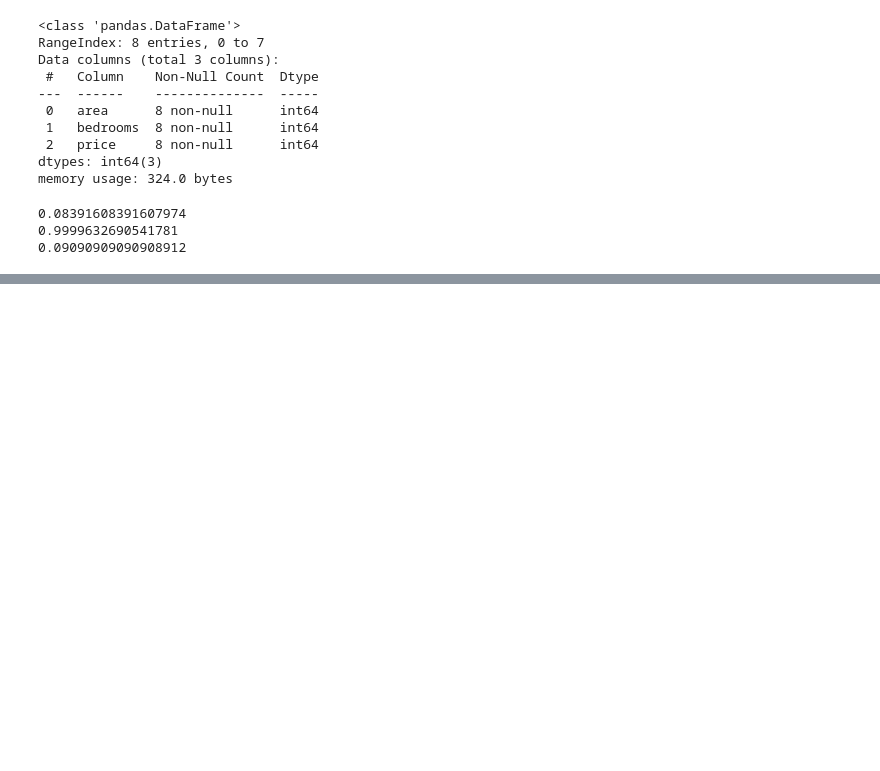
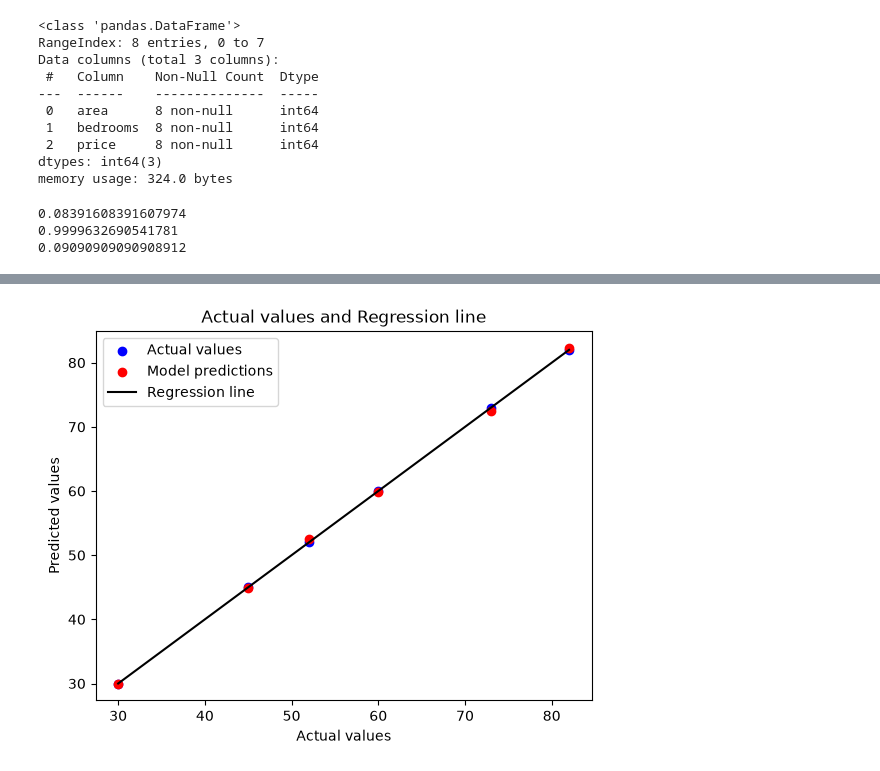
Before and after one commit to Abijith-RA/Recap_ML, a Jupyter notebook: paper_three/Module11/Practice/review.ipynb, the cells around one changed output, grey strips where cells are left out. Cells and saved outputs as stored; diff of their text form; code cells hidden in the pictures; blank space fills up the shorter version.

```diff
--- a/paper_three/Module11/Practice/review.ipynb
+++ b/paper_three/Module11/Practice/review.ipynb
@@ -55,0 +112,22 @@ print(root_mean_squared_error(y_test, y_pred))
+# %%
+import matplotlib.pyplot as plt
+
+# predictions from YOUR trained model on the training data
+train_pred = modle.predict(x_train)
+
+# actual values (blue)
+plt.scatter(y_train, y_train, color="blue", label="Actual values")
+
+# model predictions (red)
+plt.scatter(y_train, train_pred, color="red", label="Model predictions")
+
+# regression line
+plt.plot([y_train.min(), y_train.max()], [y_train.min(), y_train.max()], color="black", label="Regression line")
+
+plt.xlabel("Actual values")
+plt.ylabel("Predicted values")
+plt.title("Actual values and Regression line")
+plt.legend()
+plt.show()
+# %% [output]
+[figure, added]
```
Also changed, not shown: parts of 8 cells of this notebook, 15 other files.
